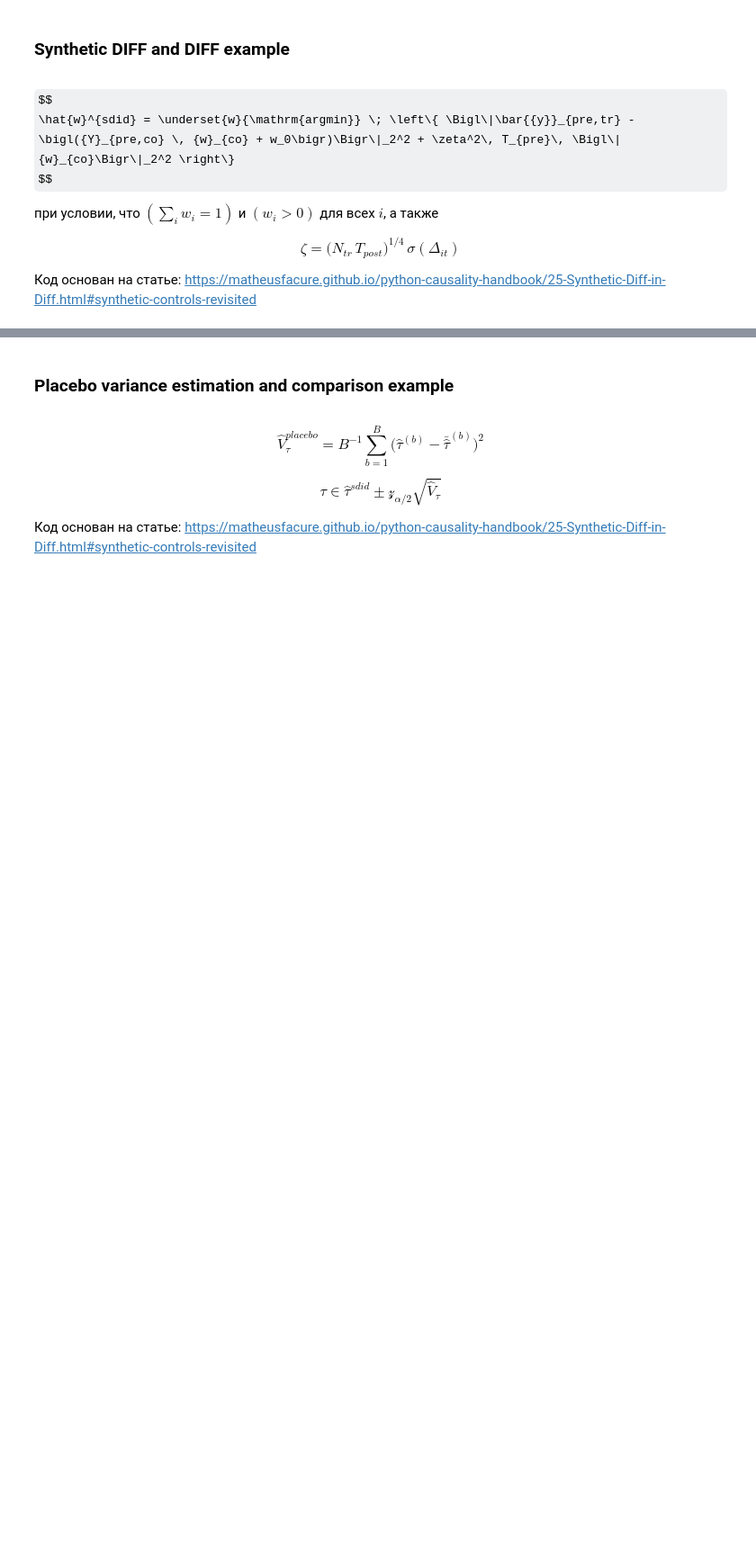
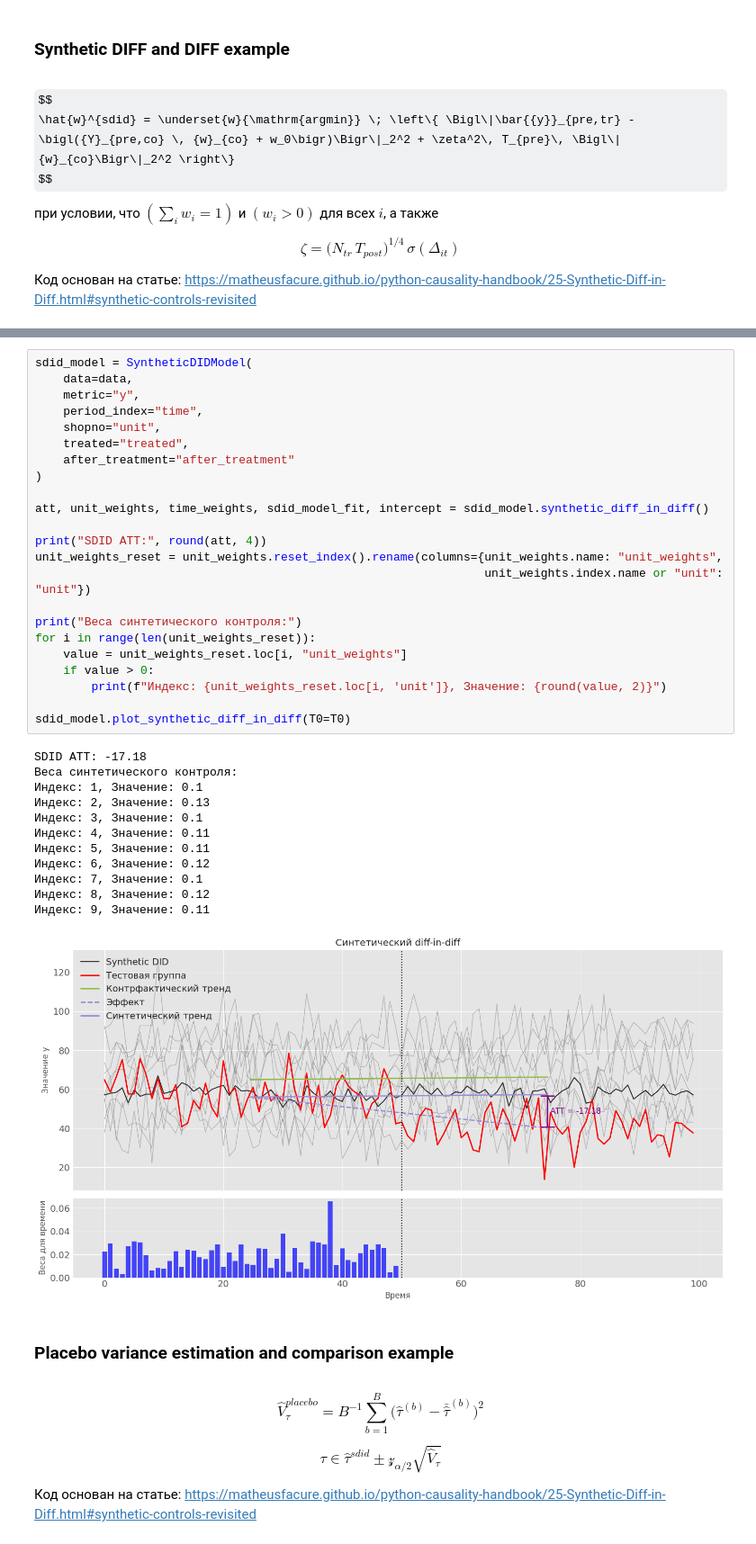
Before and after one commit to 123yaroslav/diplom, a Jupyter notebook: 01_examples.ipynb, the cells around one changed output, grey strips where cells are left out. Shown at 90% size. Cells and saved outputs as stored; diff of their text form; some formulas as TeX source; blank space fills up the shorter version.

```diff
--- a/01_examples.ipynb
+++ b/01_examples.ipynb
@@ -422,3 +127,39 @@ NameError: name 'sc_weights_reset' is not defined
+# %%
+sdid_model = SyntheticDIDModel(
+    data=data,
+    metric="y",
+    period_index="time",
+    shopno="unit",
+    treated="treated",
+    after_treatment="after_treatment"
+)
+
+att, unit_weights, time_weights, sdid_model_fit, intercept = sdid_model.synthetic_diff_in_diff()
+
+print("SDID ATT:", round(att, 4))
+unit_weights_reset = unit_weights.reset_index().rename(columns={unit_weights.name: "unit_weights",
+                                                                unit_weights.index.name or "unit": "unit"})
+
+print("Веса синтетического контроля:")
+for i in range(len(unit_weights_reset)):
+    value = unit_weights_reset.loc[i, "unit_weights"]
+    if value > 0:
+        print(f"Индекс: {unit_weights_reset.loc[i, 'unit']}, Значение: {round(value, 2)}")
+
+sdid_model.plot_synthetic_diff_in_diff(T0=T0)
+# %% [output]
+SDID ATT: -17.18
+Веса синтетического контроля:
+Индекс: 1, Значение: 0.1
+Индекс: 2, Значение: 0.13
+Индекс: 3, Значение: 0.1
+Индекс: 4, Значение: 0.11
+Индекс: 5, Значение: 0.11
+Индекс: 6, Значение: 0.12
+Индекс: 7, Значение: 0.1
+Индекс: 8, Значение: 0.12
+Индекс: 9, Значение: 0.11
+[figure, added]
 # %% [markdown]
 ### Placebo variance estimation and comparison example
 # %% [markdown]
```
Also changed, not shown: parts of 44 cells of this notebook, 2 other files.
